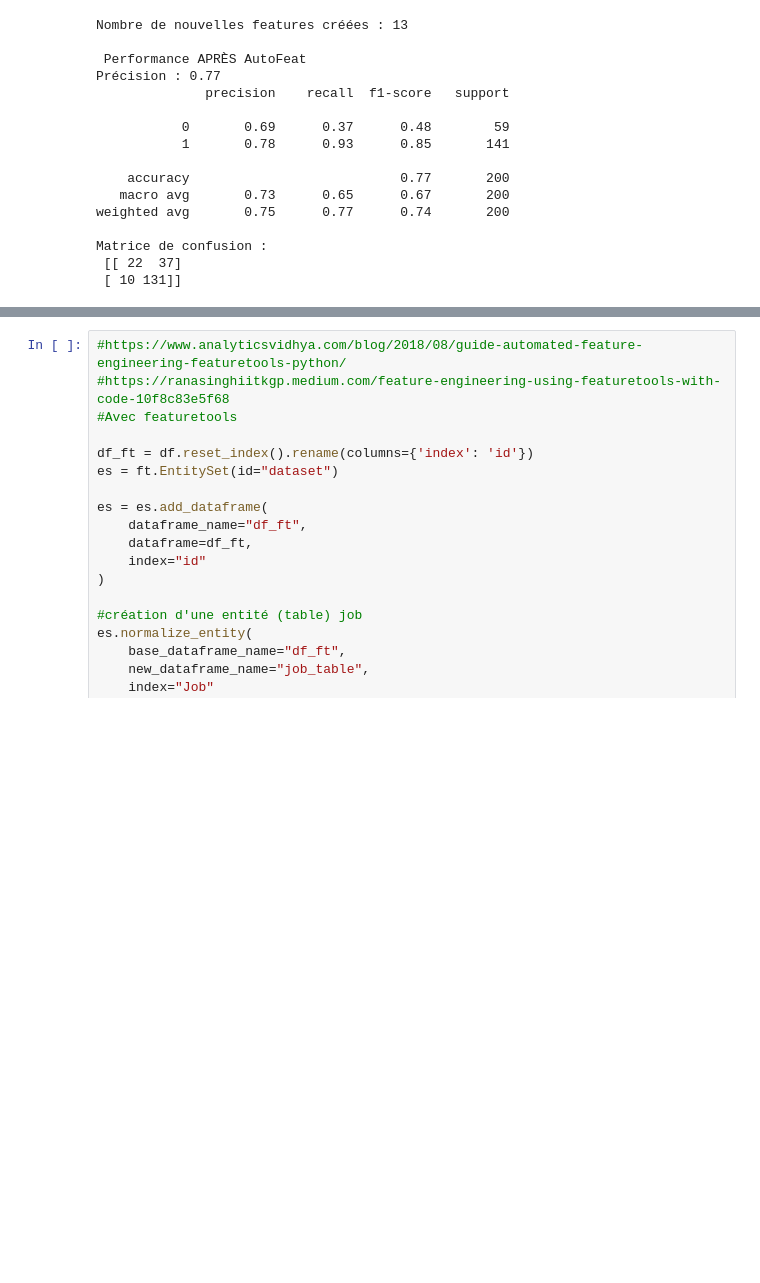
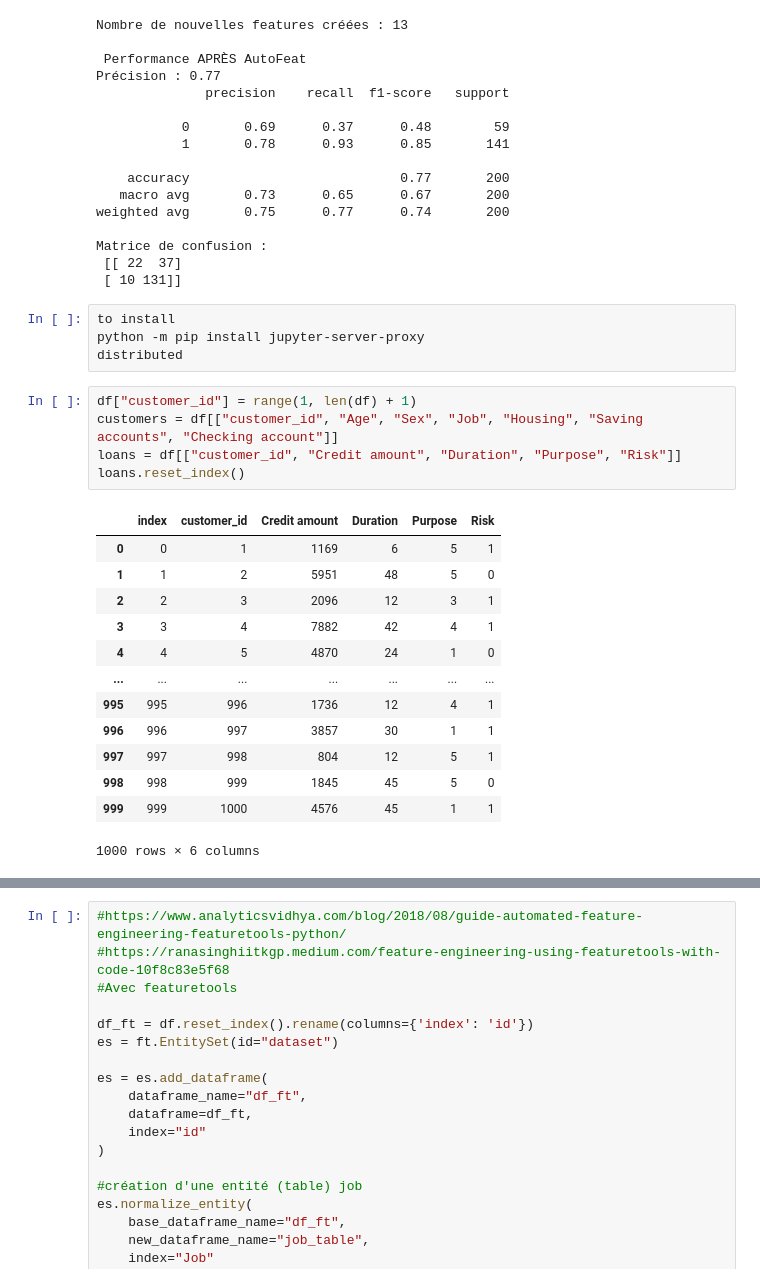
Before and after one commit to kiswayODG/AutoFE, a Jupyter notebook: germanCredit.ipynb, the cells around one changed output, grey strips where cells are left out. Drawn from its saved outputs; the diff is of its cells as text; blank space fills up the shorter version.

```diff
--- a/germanCredit.ipynb
+++ b/germanCredit.ipynb
@@ -93,3 +94,26 @@ weighted avg       0.75      0.77      0.74       200
 Matrice de confusion :
  [[ 22  37]
  [ 10 131]]
+# %%
+to install
+python -m pip install jupyter-server-proxy
+distributed
+# %%
+df["customer_id"] = range(1, len(df) + 1)
+customers = df[["customer_id", "Age", "Sex", "Job", "Housing", "Saving accounts", "Checking account"]]
+loans = df[["customer_id", "Credit amount", "Duration", "Purpose", "Risk"]]
+loans.reset_index()
+# %% [output]
+|  | index | customer_id | Credit amount | Duration | Purpose | Risk |
+| 0 | 0 | 1 | 1169 | 6 | 5 | 1 |
+| 1 | 1 | 2 | 5951 | 48 | 5 | 0 |
+| 2 | 2 | 3 | 2096 | 12 | 3 | 1 |
+| 3 | 3 | 4 | 7882 | 42 | 4 | 1 |
+| 4 | 4 | 5 | 4870 | 24 | 1 | 0 |
+| ... | ... | ... | ... | ... | ... | ... |
+| 995 | 995 | 996 | 1736 | 12 | 4 | 1 |
+| 996 | 996 | 997 | 3857 | 30 | 1 | 1 |
+| 997 | 997 | 998 | 804 | 12 | 5 | 1 |
+| 998 | 998 | 999 | 1845 | 45 | 5 | 0 |
+| 999 | 999 | 1000 | 4576 | 45 | 1 | 1 |
+1000 rows × 6 columns
```
Also changed, not shown: parts of 12 cells of this notebook, 4 other files.
